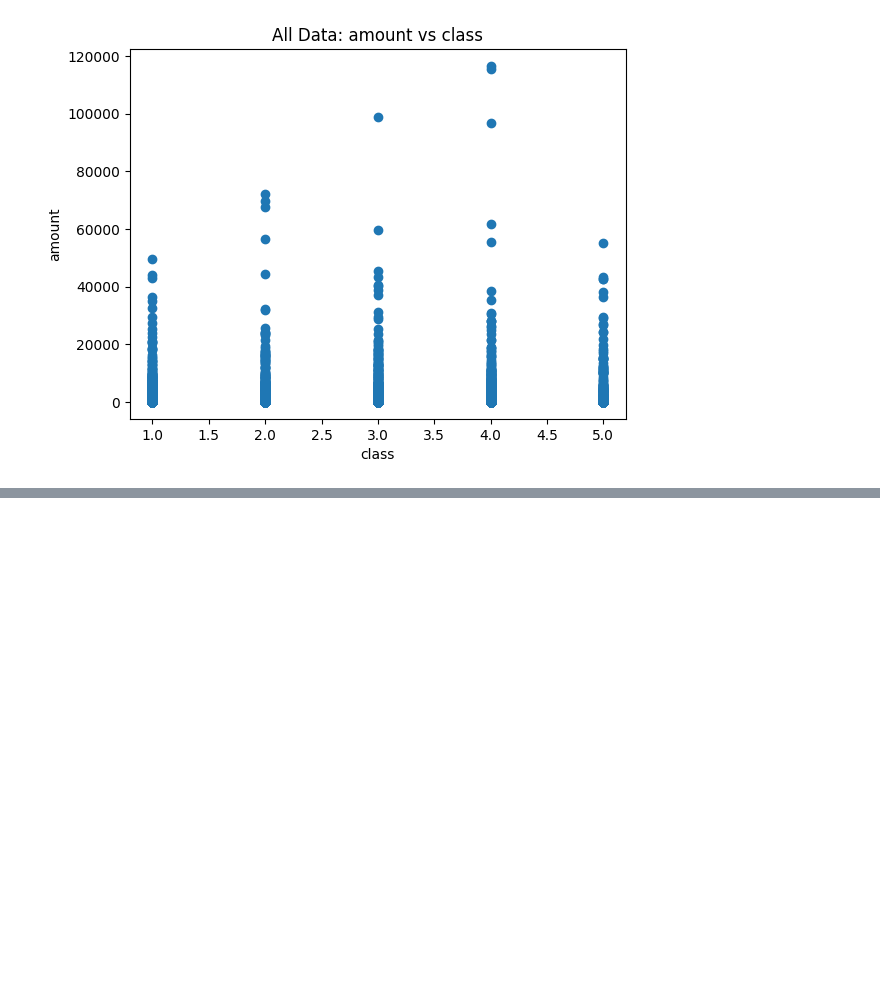
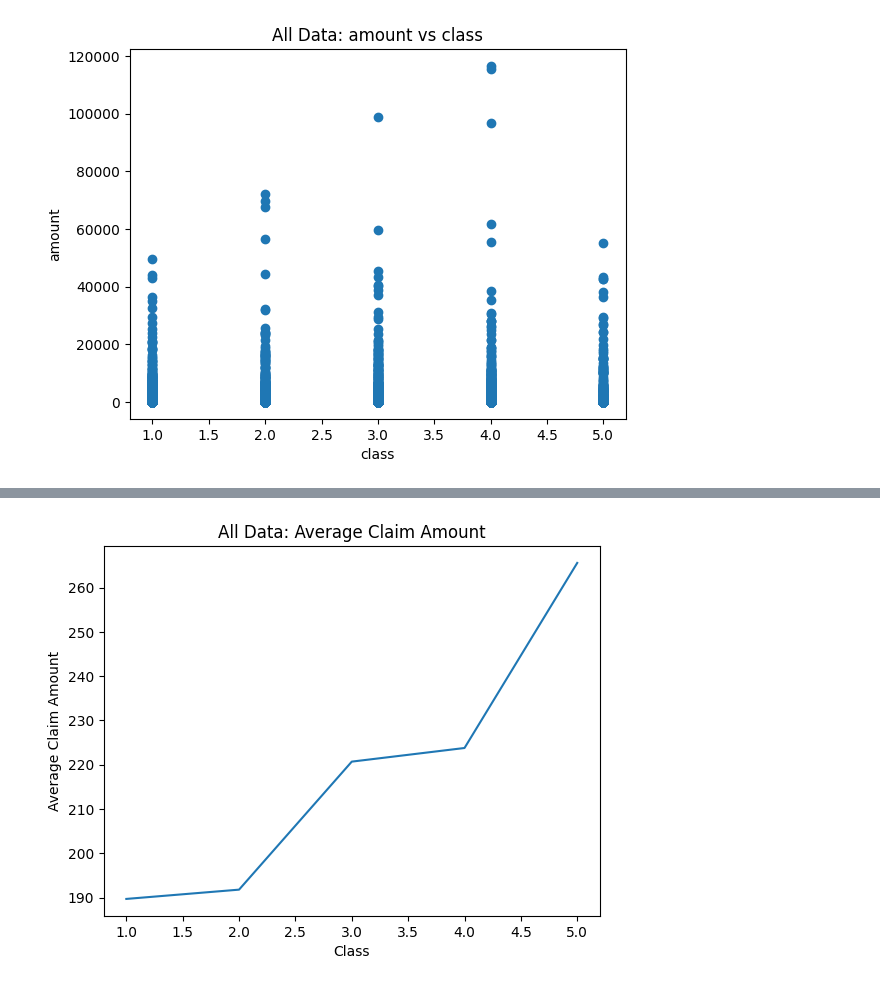
Before and after one commit to kyleosung/cas_casecomp_F24, a Jupyter notebook: kyleJ.ipynb, the cells around one changed output, grey strips where cells are left out. Drawn from its saved outputs; the diff is of its cells as text; code cells hidden in the pictures; blank space fills up the shorter version.

Commit message:
all data average claim amount

```diff
--- a/kyleJ.ipynb
+++ b/kyleJ.ipynb
@@ -31,3 +31,6 @@ for y_label in ['risk_tier', 'amount']:
 # %% [output]
 [figure]
 [figure]
+# %%
+average_claim_amounts = df.groupby('class')['amount'].mean()
+average_claim_amounts
@@ -33,0 +45,8 @@ for y_label in ['risk_tier', 'amount']:
+# %%
+plt.plot(average_claim_amounts)
+plt.xlabel("Class")
+plt.ylabel("Average Claim Amount")
+plt.title("All Data: Average Claim Amount")
+plt.show()
+# %% [output]
+[figure, added]
```
Also changed, not shown: parts of 1 cell of this notebook.
